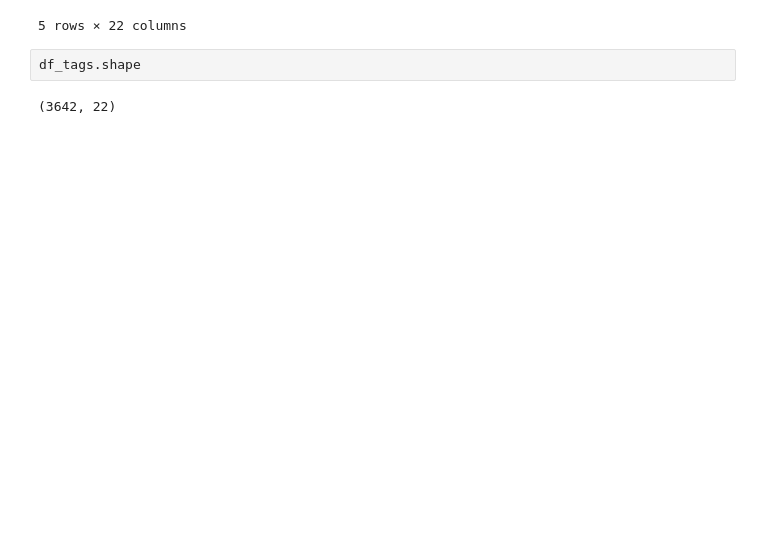
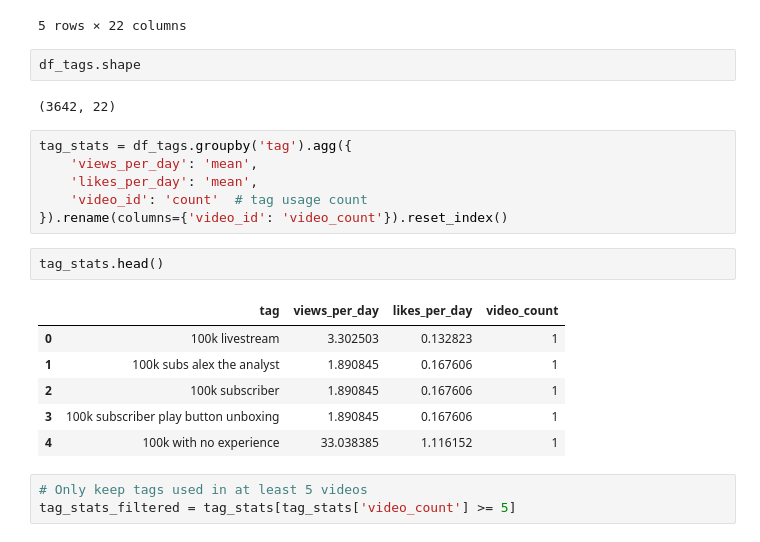
Before and after one commit to LiLuo086/alex-the-analyst-youtube-analysis, a Jupyter notebook: eda.ipynb, the cells around one changed output. Cells and saved outputs as stored; diff of their text form; blank space fills up the shorter version.

```diff
--- a/eda.ipynb
+++ b/eda.ipynb
@@ -461,3 +462,21 @@ df_tags.head()
 df_tags.shape
 # %% [output]
 (3642, 22)
+# %%
+tag_stats = df_tags.groupby('tag').agg({
+    'views_per_day': 'mean',
+    'likes_per_day': 'mean',
+    'video_id': 'count'  # tag usage count
+}).rename(columns={'video_id': 'video_count'}).reset_index()
+# %%
+tag_stats.head()
+# %% [output]
+|  | tag | views_per_day | likes_per_day | video_count |
+| 0 | 100k livestream | 3.302503 | 0.132823 | 1 |
+| 1 | 100k subs alex the analyst | 1.890845 | 0.167606 | 1 |
+| 2 | 100k subscriber | 1.890845 | 0.167606 | 1 |
+| 3 | 100k subscriber play button unboxing | 1.890845 | 0.167606 | 1 |
+| 4 | 100k with no experience | 33.038385 | 1.116152 | 1 |
+# %%
+# Only keep tags used in at least 5 videos
+tag_stats_filtered = tag_stats[tag_stats['video_count'] >= 5]
```
Also changed, not shown: parts of 10 cells of this notebook.
